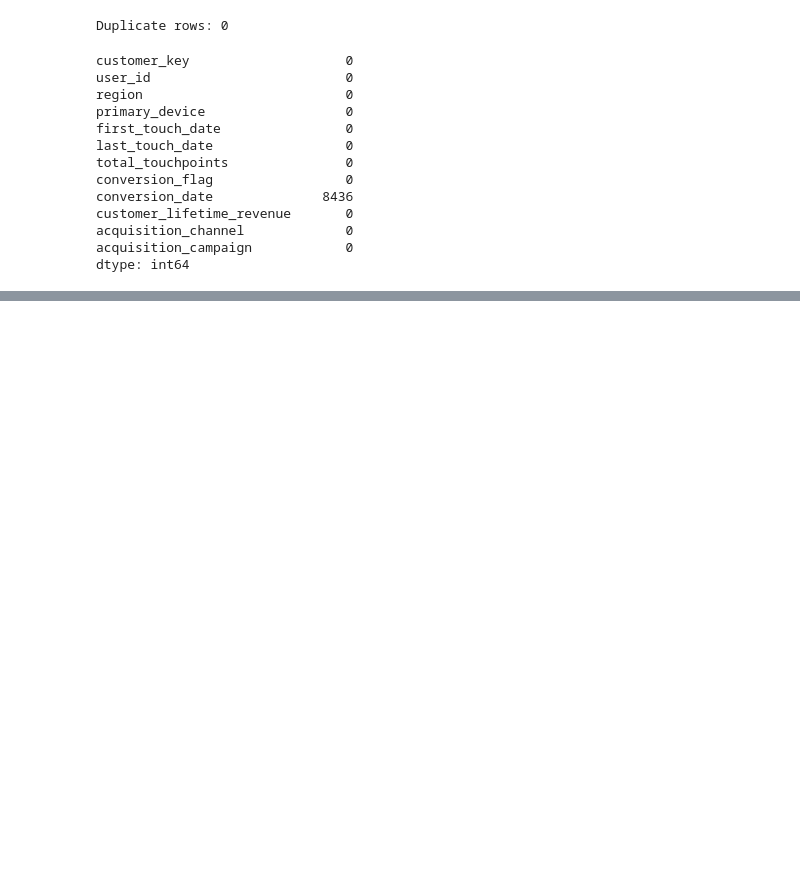
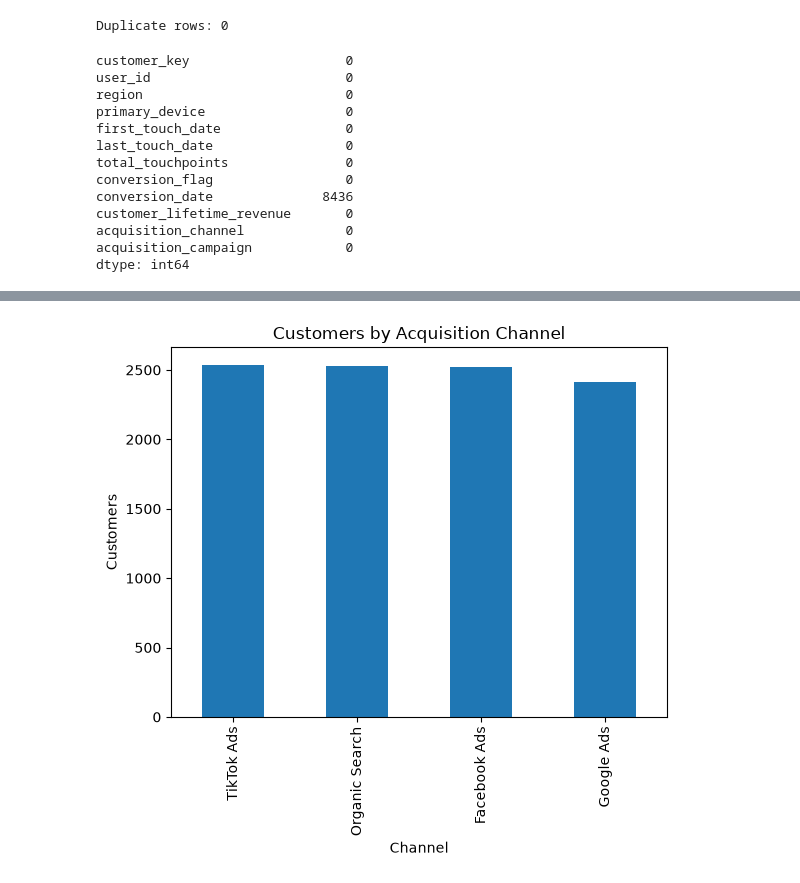
Before and after one commit to MarySabestine/Multi-Touch-Marketing-Attribution-ROI-Dashboard, a Jupyter notebook: Python Notebooks/Transforming-Customer.ipynb, the cells around one changed output, grey strips where cells are left out. Cells and saved outputs as stored; diff of their text form; code cells hidden in the pictures; blank space fills up the shorter version.

```diff
--- a/Python Notebooks/Transforming-Customer.ipynb
+++ b/Python Notebooks/Transforming-Customer.ipynb
@@ -123,0 +182,8 @@ dtype: int64
+# %%
+customer["acquisition_channel"].value_counts().plot(kind="bar")
+plt.xlabel("Channel")
+plt.ylabel("Customers")
+plt.title("Customers by Acquisition Channel")
+plt.show()
+# %% [output]
+[figure, added]
```
Also changed, not shown: parts of 7 cells of this notebook.
